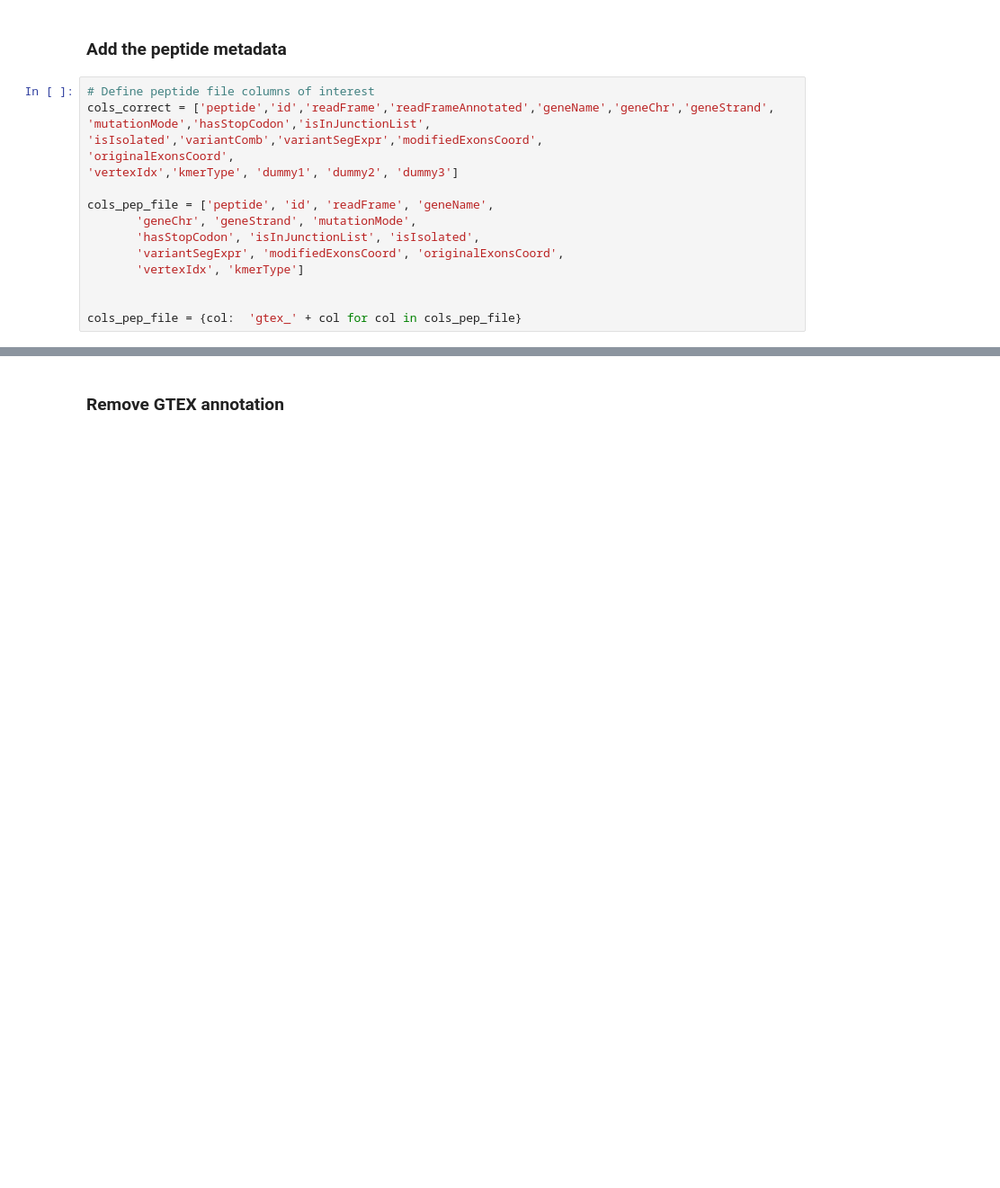
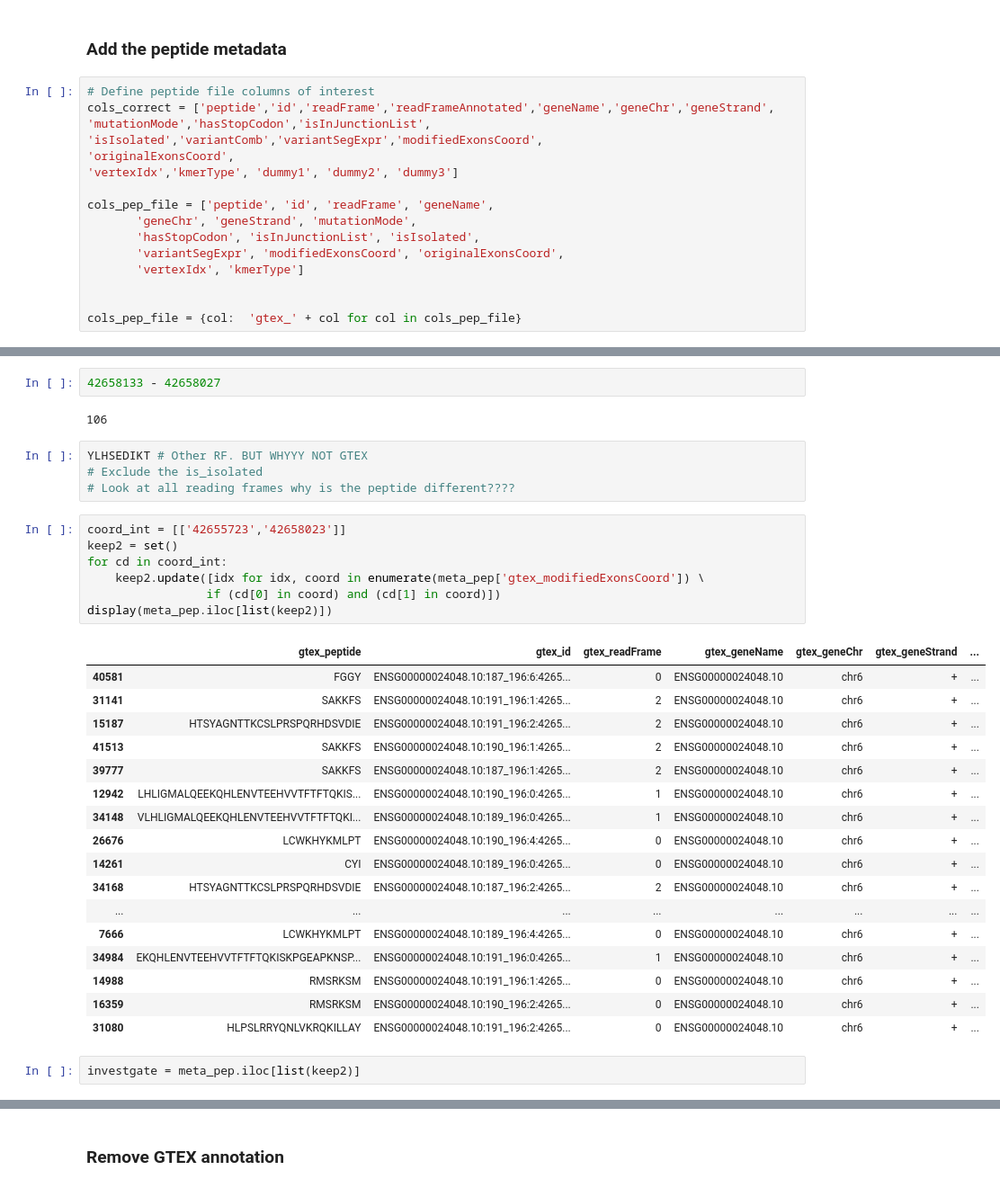
Before and after one commit to ratschlab/projects2020_ohsu, a Jupyter notebook: eth/debug/debug_false_positives/p20230307_filter_allRF_quality_check.ipynb, the cells around one changed output, grey strips where cells are left out. Shown: that part at 90% size. Cells and saved outputs as stored; diff of their text form; blank space fills up the shorter version.

```diff
--- a/eth/debug/debug_false_positives/p20230307_filter_allRF_quality_check.ipynb
+++ b/eth/debug/debug_false_positives/p20230307_filter_allRF_quality_check.ipynb
@@ -282,0 +399,35 @@ set(batch_kmers_init['junction_coordinate']).difference(set(meta_pep['junction_c
+# %%
+42658133 - 42658027
+# %% [output]
+106
+# %%
+YLHSEDIKT # Other RF. BUT WHYYY NOT GTEX
+# Exclude the is_isolated
+# Look at all reading frames why is the peptide different????
+# %%
+coord_int = [['42655723','42658023']]
+keep2 = set()
+for cd in coord_int:
+    keep2.update([idx for idx, coord in enumerate(meta_pep['gtex_modifiedExonsCoord']) \
+                 if (cd[0] in coord) and (cd[1] in coord)])
+display(meta_pep.iloc[list(keep2)])
+# %% [output]
+|  | gtex_peptide | gtex_id | gtex_readFrame | gtex_geneName | gtex_geneChr | gtex_geneStrand | ... |
+| 40581 | FGGY | ENSG00000024048.10:187_196:6:4265... | 0 | ENSG00000024048.10 | chr6 | + | ... |
+| 31141 | SAKKFS | ENSG00000024048.10:191_196:1:4265... | 2 | ENSG00000024048.10 | chr6 | + | ... |
+| 15187 | HTSYAGNTTKCSLPRSPQRHDSVDIE | ENSG00000024048.10:191_196:2:4265... | 2 | ENSG00000024048.10 | chr6 | + | ... |
+| 41513 | SAKKFS | ENSG00000024048.10:190_196:1:4265... | 2 | ENSG00000024048.10 | chr6 | + | ... |
+| 39777 | SAKKFS | ENSG00000024048.10:187_196:1:4265... | 2 | ENSG00000024048.10 | chr6 | + | ... |
+| 12942 | LHLIGMALQEEKQHLENVTEEHVVTFTFTQKIS... | ENSG00000024048.10:190_196:0:4265... | 1 | ENSG00000024048.10 | chr6 | + | ... |
+| 34148 | VLHLIGMALQEEKQHLENVTEEHVVTFTFTQKI... | ENSG00000024048.10:189_196:0:4265... | 1 | ENSG00000024048.10 | chr6 | + | ... |
+| 26676 | LCWKHYKMLPT | ENSG00000024048.10:190_196:4:4265... | 0 | ENSG00000024048.10 | chr6 | + | ... |
+| 14261 | CYI | ENSG00000024048.10:189_196:0:4265... | 0 | ENSG00000024048.10 | chr6 | + | ... |
+| 34168 | HTSYAGNTTKCSLPRSPQRHDSVDIE | ENSG00000024048.10:187_196:2:4265... | 2 | ENSG00000024048.10 | chr6 | + | ... |
+| ... | ... | ... | ... | ... | ... | ... | ... |
+| 7666 | LCWKHYKMLPT | ENSG00000024048.10:189_196:4:4265... | 0 | ENSG00000024048.10 | chr6 | + | ... |
+| 34984 | EKQHLENVTEEHVVTFTFTQKISKPGEAPKNSP... | ENSG00000024048.10:191_196:0:4265... | 1 | ENSG00000024048.10 | chr6 | + | ... |
+| 14988 | RMSRKSM | ENSG00000024048.10:191_196:1:4265... | 0 | ENSG00000024048.10 | chr6 | + | ... |
+| 16359 | RMSRKSM | ENSG00000024048.10:190_196:2:4265... | 0 | ENSG00000024048.10 | chr6 | + | ... |
+| 31080 | HLPSLRRYQNLVKRQKILLAY | ENSG00000024048.10:191_196:2:4265... | 0 | ENSG00000024048.10 | chr6 | + | ... |
+# %%
+investgate = meta_pep.iloc[list(keep2)]
```
Also changed, not shown: parts of 37 cells of this notebook.
